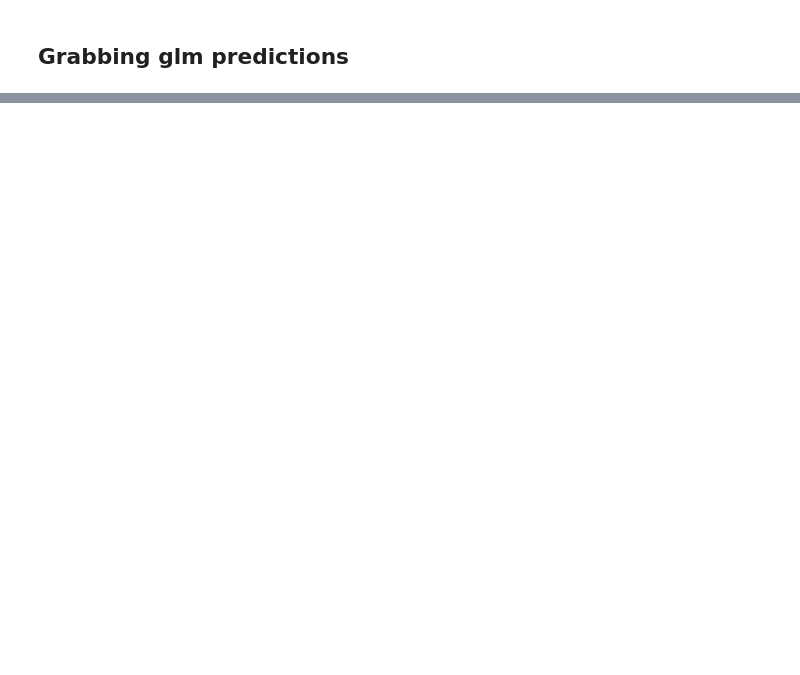
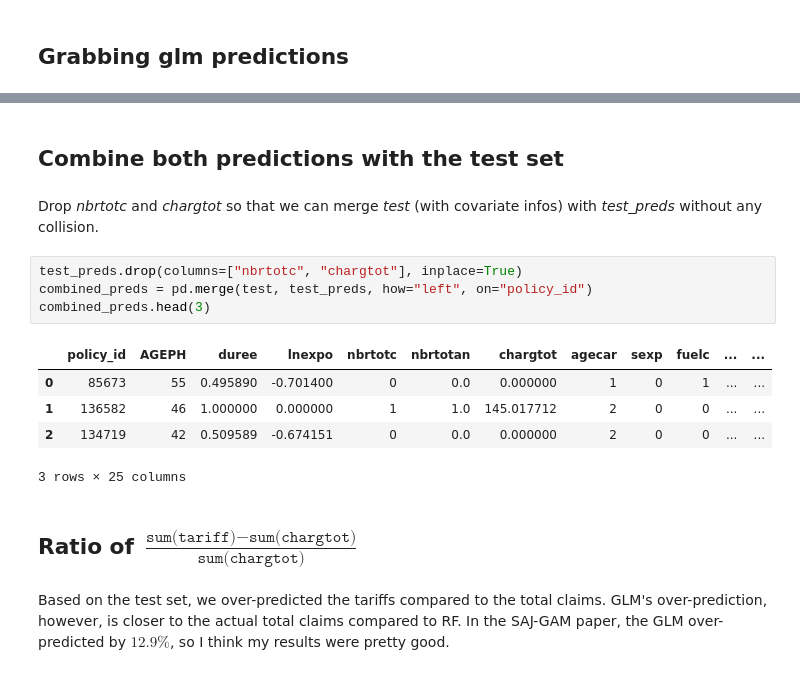
Before and after one commit to galezon/DSNLI-Project, a Jupyter notebook: analyze_tariffs/main.ipynb, the cells around one changed output, grey strips where cells are left out. Cells and saved outputs as stored; diff of their text form; blank space fills up the shorter version.

```diff
--- a/analyze_tariffs/main.ipynb
+++ b/analyze_tariffs/main.ipynb
@@ -89,0 +115,18 @@ test_results.query("nbrtotc > 1")[0:6]
+# %% [markdown]
+## Combine both predictions with the test set
+# %% [markdown]
+Drop *nbrtotc* and *chargtot* so that we can merge *test* (with covariate infos) with *test_preds* without any collision.
+# %%
+test_preds.drop(columns=["nbrtotc", "chargtot"], inplace=True)
+combined_preds = pd.merge(test, test_preds, how="left", on="policy_id")
+combined_preds.head(3)
+# %% [output]
+|  | policy_id | AGEPH | duree | lnexpo | nbrtotc | nbrtotan | chargtot | agecar | sexp | fuelc | ... | ... |
+| 0 | 85673 | 55 | 0.495890 | -0.701400 | 0 | 0.0 | 0.000000 | 1 | 0 | 1 | ... | ... |
+| 1 | 136582 | 46 | 1.000000 | 0.000000 | 1 | 1.0 | 145.017712 | 2 | 0 | 0 | ... | ... |
+| 2 | 134719 | 42 | 0.509589 | -0.674151 | 0 | 0.0 | 0.000000 | 2 | 0 | 0 | ... | ... |
+3 rows × 25 columns
+# %% [markdown]
+## Ratio of $\frac{\texttt{sum(tariff)} - \texttt{sum(chargtot)}}{\texttt{sum(chargtot)}}$
+# %% [markdown]
+Based on the test set, we over-predicted the tariffs compared to the total claims. GLM's over-prediction, however, is closer to the actual total claims compared to RF. In the SAJ-GAM paper, the GLM over-predicted by $12.9\%$, so I think my results were pretty good.
```
Also changed, not shown: parts of 11 cells of this notebook.
